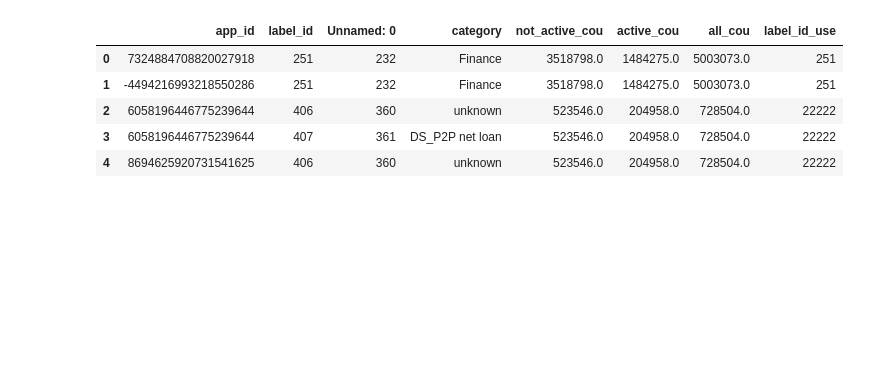
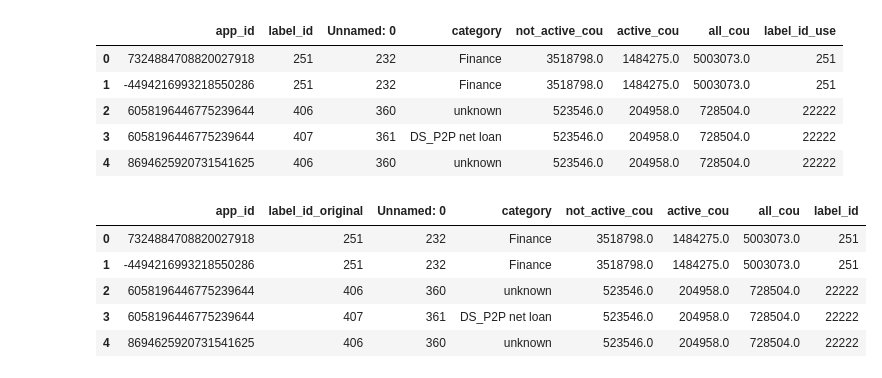
Before and after one commit to aranyhoczki/dskurt_grp1, a Jupyter notebook: talking_data/notebooks/akos2.ipynb, the cells around one changed output. Drawn from its saved outputs; the diff is of its cells as text; code cells hidden in the pictures; blank space fills up the shorter version.

```diff
--- a/talking_data/notebooks/akos2.ipynb
+++ b/talking_data/notebooks/akos2.ipynb
@@ -227,3 +234,14 @@ app_labels.head()
 | 2 | 6058196446775239644 | 406 | 360 | unknown | 523546.0 | 204958.0 | 728504.0 | 22222 |
 | 3 | 6058196446775239644 | 407 | 361 | DS_P2P net loan | 523546.0 | 204958.0 | 728504.0 | 22222 |
 | 4 | 8694625920731541625 | 406 | 360 | unknown | 523546.0 | 204958.0 | 728504.0 | 22222 |
+# %%
+# a label_id_use legyen a label_id
+app_labels.rename(columns={"label_id": "label_id_original", "label_id_use":"label_id"}, inplace=True)
+app_labels.head()
+# %% [output]
+|  | app_id | label_id_original | Unnamed: 0 | category | not_active_cou | active_cou | all_cou | label_id |
+| 0 | 7324884708820027918 | 251 | 232 | Finance | 3518798.0 | 1484275.0 | 5003073.0 | 251 |
+| 1 | -4494216993218550286 | 251 | 232 | Finance | 3518798.0 | 1484275.0 | 5003073.0 | 251 |
+| 2 | 6058196446775239644 | 406 | 360 | unknown | 523546.0 | 204958.0 | 728504.0 | 22222 |
+| 3 | 6058196446775239644 | 407 | 361 | DS_P2P net loan | 523546.0 | 204958.0 | 728504.0 | 22222 |
+| 4 | 8694625920731541625 | 406 | 360 | unknown | 523546.0 | 204958.0 | 728504.0 | 22222 |
```
Also changed, not shown: parts of 24 cells of this notebook.
